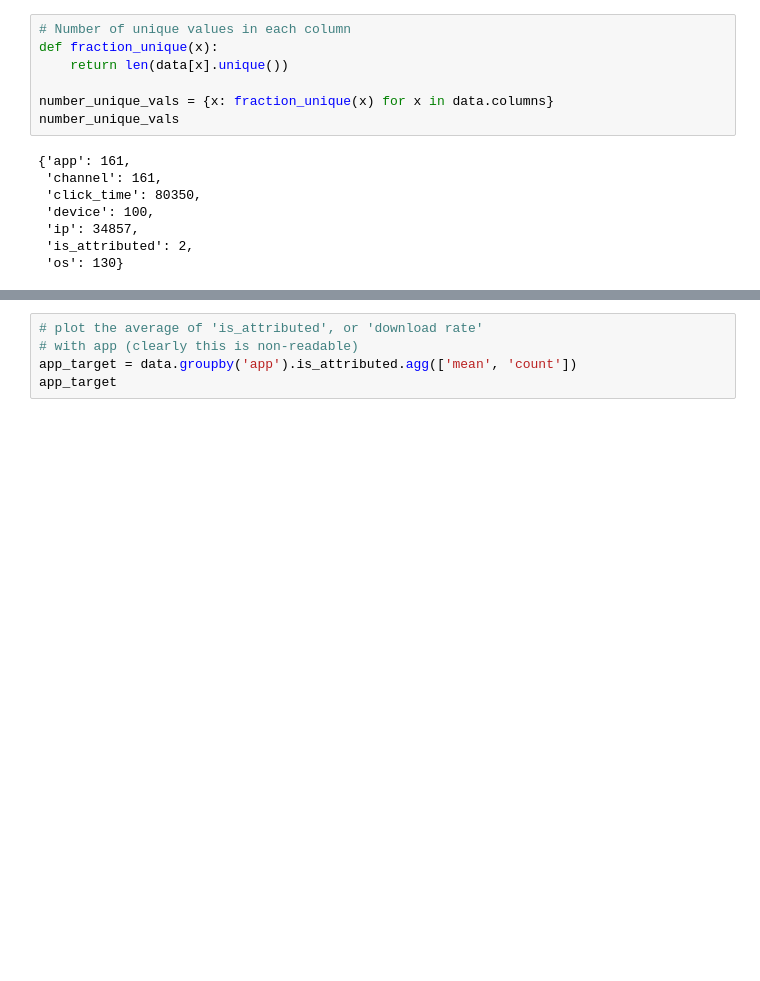
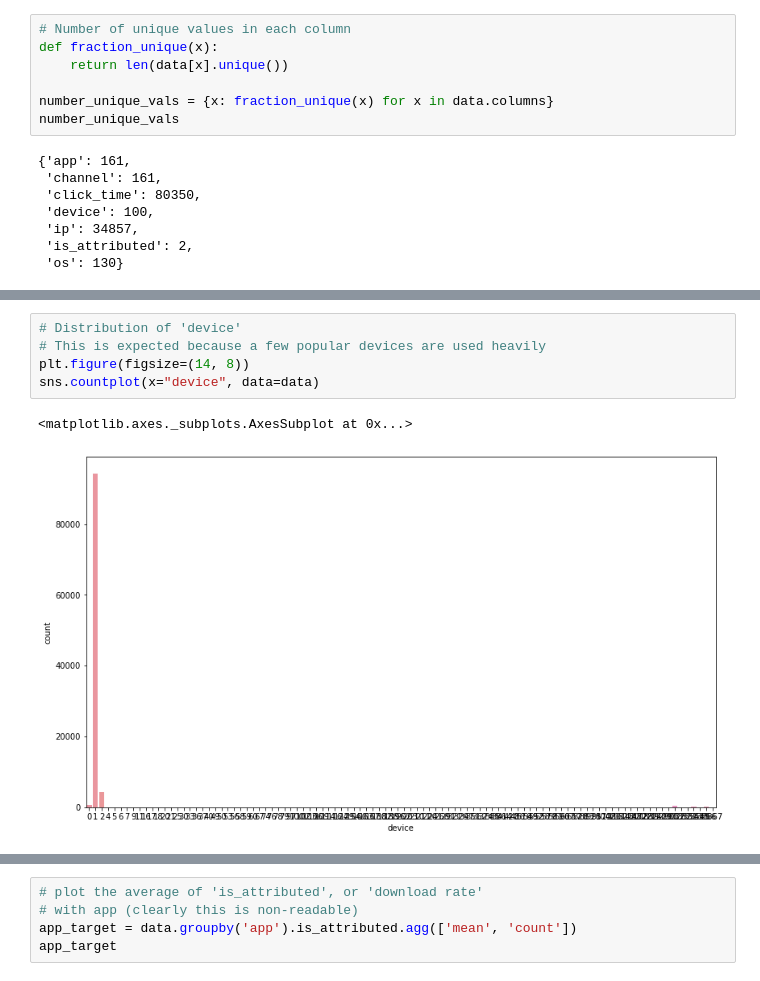
Before and after one commit to Romneasek/Talking_data_fraud_detection, a Jupyter notebook: DT_and_Ensemble_project.ipynb, the cells around one changed output, grey strips where cells are left out. Drawn from its saved outputs; the diff is of its cells as text; blank space fills up the shorter version.

```diff
--- a/DT_and_Ensemble_project.ipynb
+++ b/DT_and_Ensemble_project.ipynb
@@ -107,0 +116,8 @@ number_unique_vals
+# %%
+# Distribution of 'device'
+# This is expected because a few popular devices are used heavily
+plt.figure(figsize=(14, 8))
+sns.countplot(x="device", data=data)
+# %% [output]
+<matplotlib.axes._subplots.AxesSubplot at 0x...>
+[figure, added]
```
Also changed, not shown: parts of 6 cells of this notebook.
